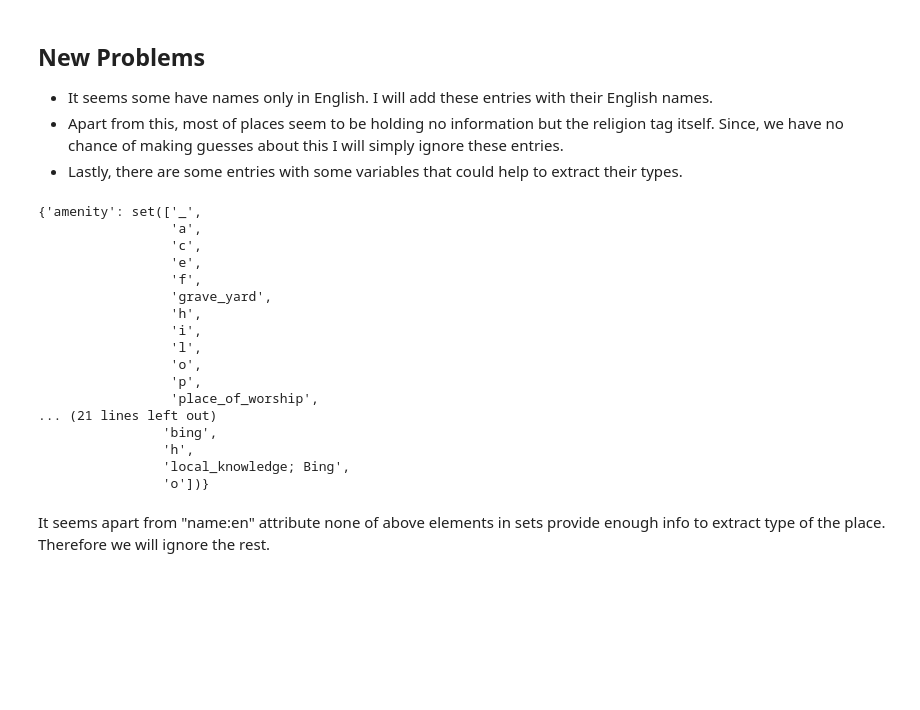
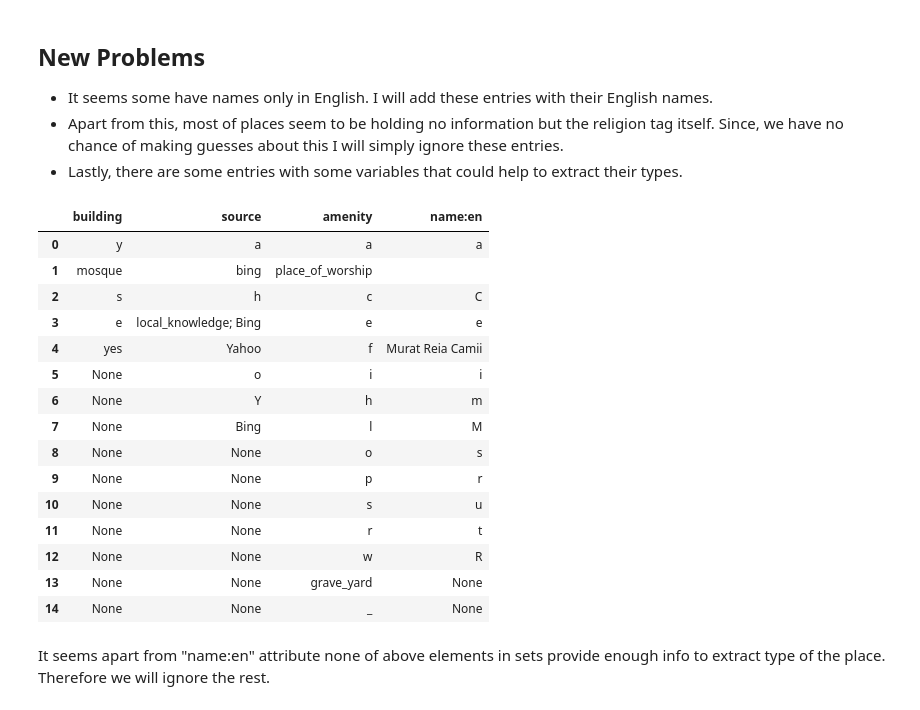
Before and after one commit to ftkurt/data-analyst-project-portfolio, a Jupyter notebook: udacity-data-analyst-nanodegree/project-4/Open-Street-Map.ipynb, the cells around one changed output. Cells and saved outputs as stored; diff of their text form; code cells hidden in the pictures; blank space fills up the shorter version.

```diff
--- a/udacity-data-analyst-nanodegree/project-4/Open-Street-Map.ipynb
+++ b/udacity-data-analyst-nanodegree/project-4/Open-Street-Map.ipynb
@@ -204,5 +138,9 @@ def get_religious_place_types(filename,religion):
                 types[type_] += 1
                 place_list[type_].append(elem_tags)
     return (types, place_list)
+# %%
+def tabulate_dict(dict_):
+    sorted_list = sorted(list(dict_.items()), key=operator.itemgetter(1), reverse=True)
+    return pd.DataFrame([i[1] for i in sorted_list],index=[i[0] for i in sorted_list]).transpose()
 # %%
 muslim_types, muslim_place_list = get_religious_place_types(DATA_FILE,"muslim")
@@ -265,25 +186,24 @@ def getProminentAttributes(list_):
                     result[k].add(v)
     return result
 # %%
-pprint.pprint(getProminentAttributes(muslim_place_list[""]))
+tabulate_dict(getProminentAttributes(muslim_place_list[""]))
 # %% [output]
-{'amenity': set(['_',
-                 'a',
-                 'c',
-                 'e',
-                 'f',
-                 'grave_yard',
-                 'h',
-                 'i',
-                 'l',
-                 'o',
-                 'p',
-                 'place_of_worship',
-... (21 lines left out)
-                'bing',
-                'h',
-                'local_knowledge; Bing',
-                'o'])}
+|  | building | source | amenity | name:en |
+| 0 | y | a | a | a |
+| 1 | mosque | bing | place_of_worship |  |
+| 2 | s | h | c | C |
+| 3 | e | local_knowledge; Bing | e | e |
+| 4 | yes | Yahoo | f | Murat Reia Camii |
+| 5 | None | o | i | i |
+| 6 | None | Y | h | m |
+| 7 | None | Bing | l | M |
+| 8 | None | None | o | s |
+| 9 | None | None | p | r |
+| 10 | None | None | s | u |
+| 11 | None | None | r | t |
+| 12 | None | None | w | R |
+| 13 | None | None | grave_yard | None |
+| 14 | None | None | _ | None |
 # %% [markdown]
 It seems apart from "name:en" attribute none of above elements in sets provide enough info to extract type of the place. Therefore we will ignore the rest.
 # %% [markdown]
```
Also changed, not shown: parts of 48 cells of this notebook, 2 other files.
